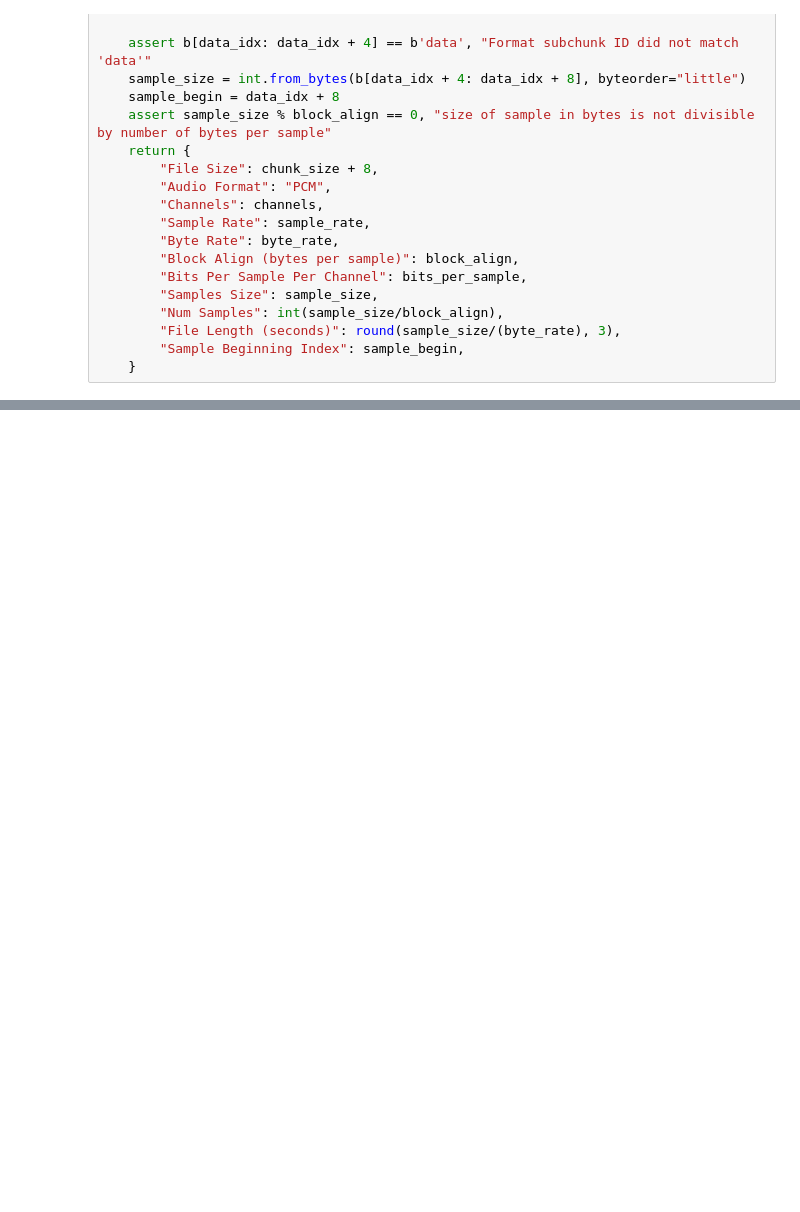
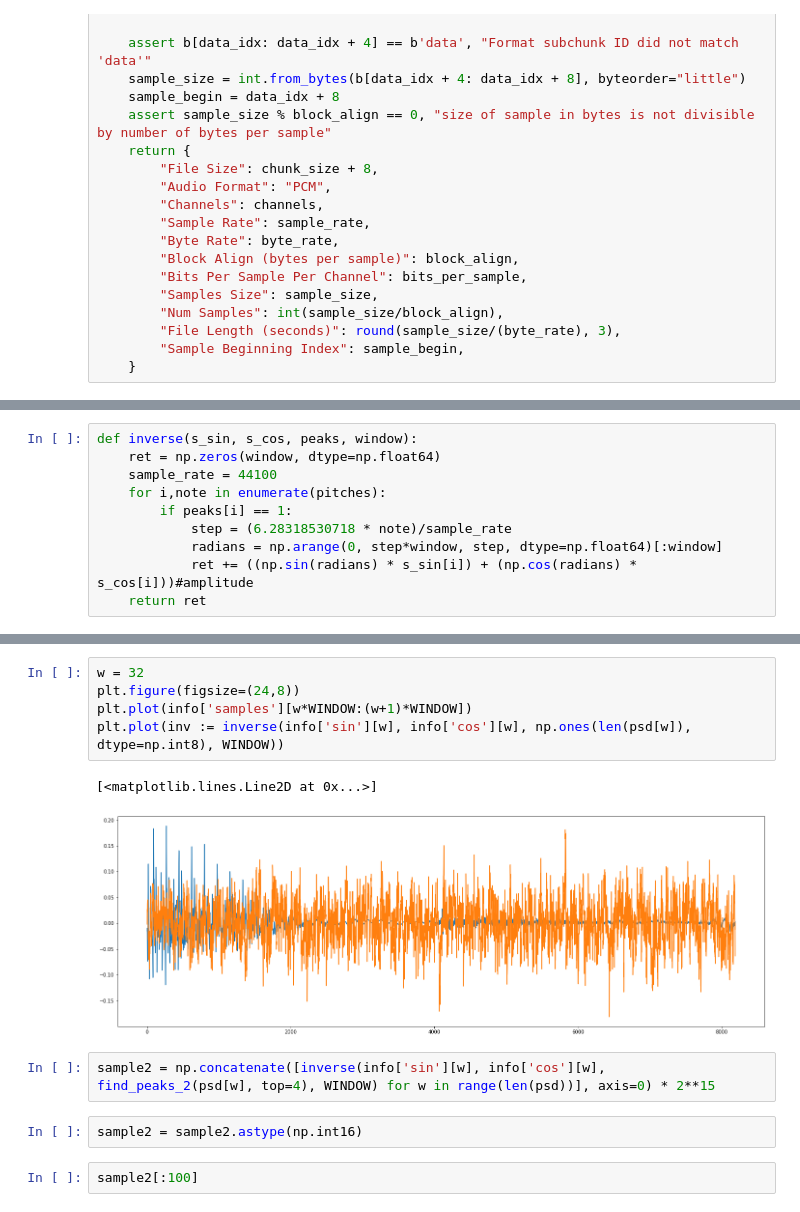
Before and after one commit to amanj120/wav_work, a Jupyter notebook: test.ipynb, the cells around one changed output, grey strips where cells are left out. Drawn from its saved outputs; the diff is of its cells as text; blank space fills up the shorter version.

```diff
--- a/test.ipynb
+++ b/test.ipynb
@@ -251,0 +315,10 @@ plt.bar(Nk, gabor[8])
+# %%
+def inverse(s_sin, s_cos, peaks, window):
+    ret = np.zeros(window, dtype=np.float64)
+    sample_rate = 44100
+    for i,note in enumerate(pitches):
+        if peaks[i] == 1:
+            step = (6.28318530718 * note)/sample_rate
+            radians = np.arange(0, step*window, step, dtype=np.float64)[:window]
+            ret += ((np.sin(radians) * s_sin[i]) + (np.cos(radians) * s_cos[i]))#amplitude
+    return ret
@@ -251,0 +330,14 @@ plt.bar(Nk, gabor[8])
+# %%
+w = 32
+plt.figure(figsize=(24,8))
+plt.plot(info['samples'][w*WINDOW:(w+1)*WINDOW])
+plt.plot(inv := inverse(info['sin'][w], info['cos'][w], np.ones(len(psd[w]), dtype=np.int8), WINDOW))
+# %% [output]
+[<matplotlib.lines.Line2D at 0x...>]
+[figure, added]
+# %%
+sample2 = np.concatenate([inverse(info['sin'][w], info['cos'][w], find_peaks_2(psd[w], top=4), WINDOW) for w in range(len(psd))], axis=0) * 2**15
+# %%
+sample2 = sample2.astype(np.int16)
+# %%
+sample2[:100]
```
Also changed, not shown: parts of 80 cells of this notebook, 11 other files.
